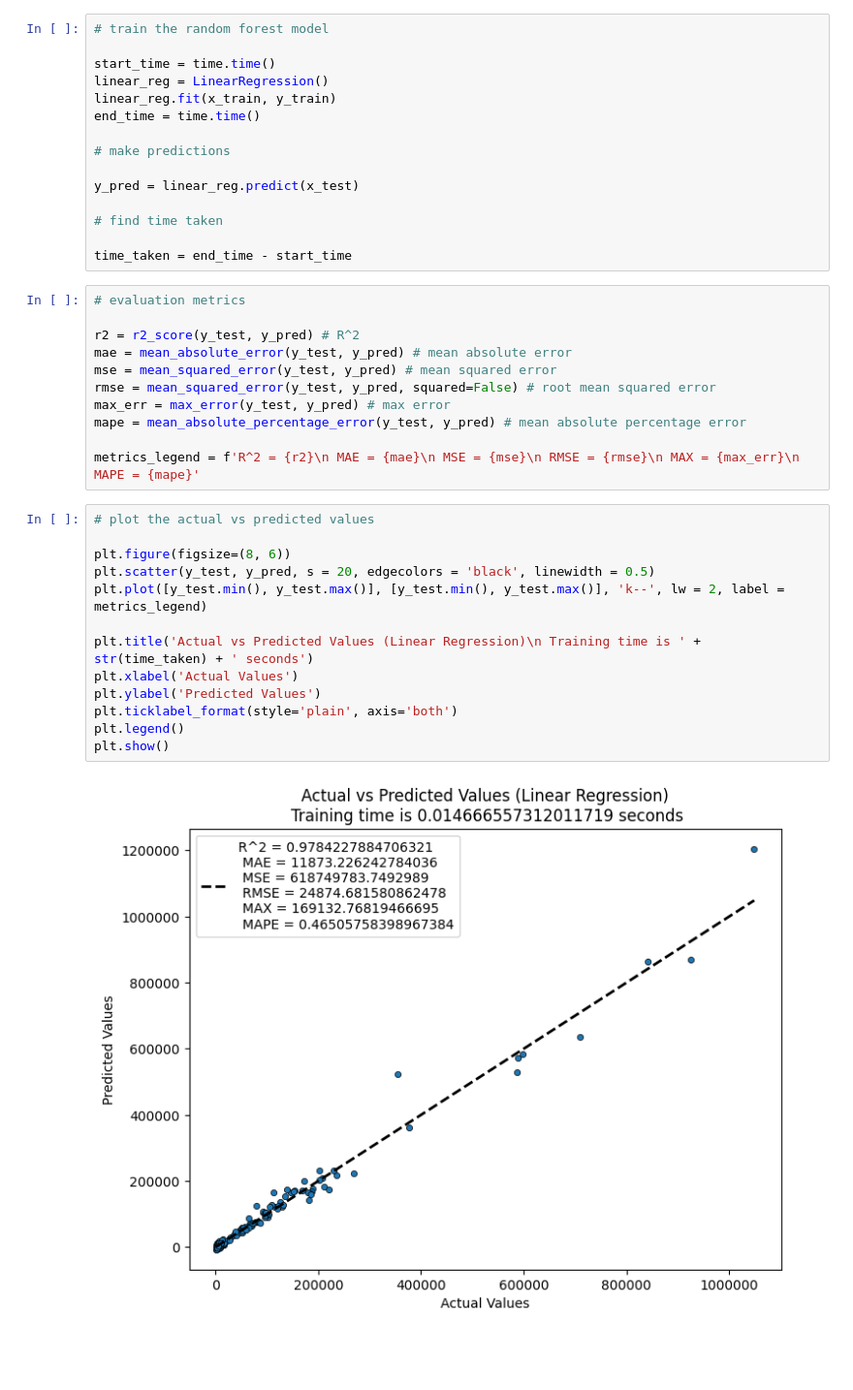
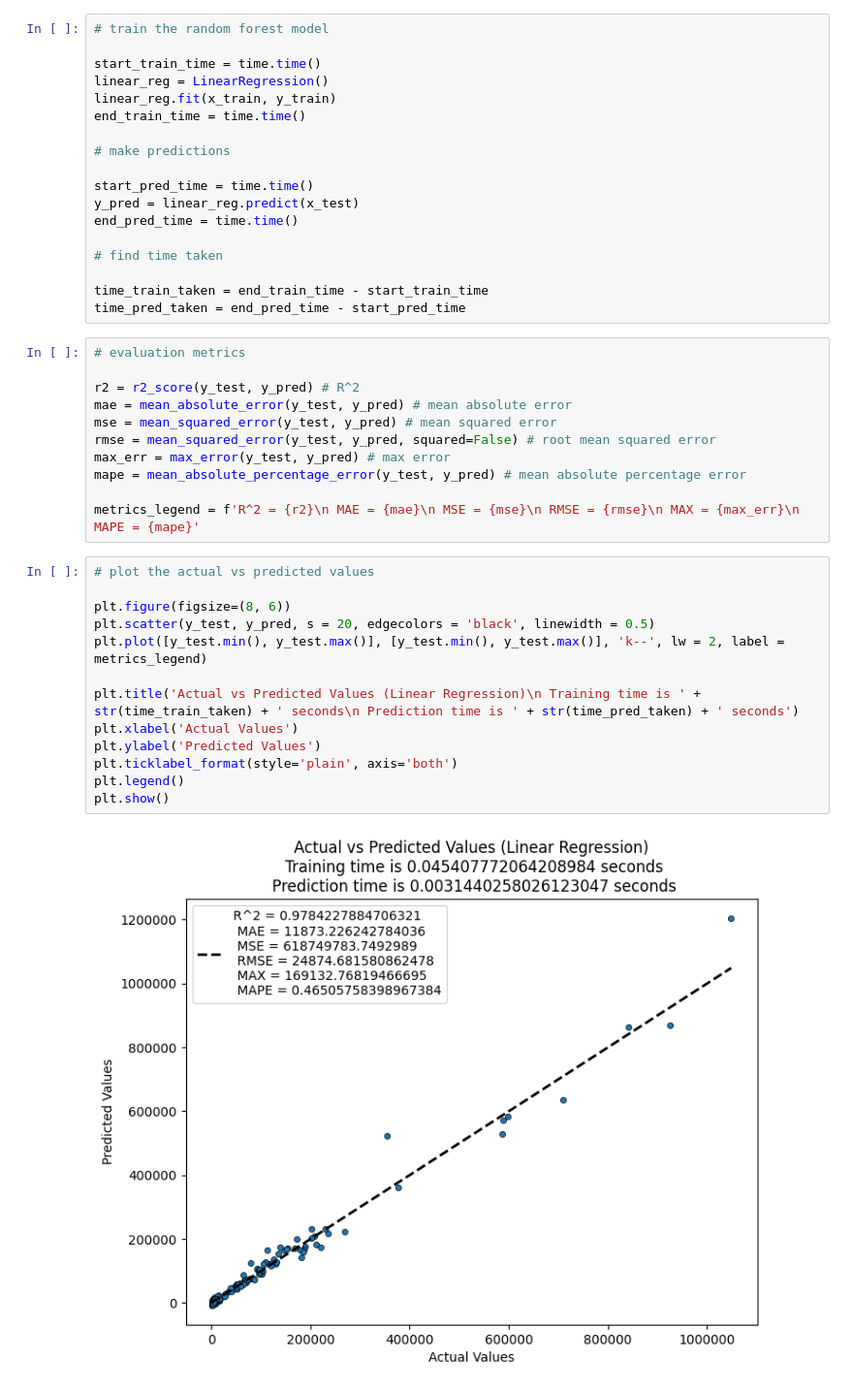
Before and after one commit to edeliciouso/Predicting-Crop-Yields, a Jupyter notebook: LinearRegression.ipynb, the cells around one changed output. Shown at 97% size. Drawn from its saved outputs; the diff is of its cells as text; blank space fills up the shorter version.

Commit message:
add tree and update linear

```diff
--- a/LinearRegression.ipynb
+++ b/LinearRegression.ipynb
@@ -129,18 +129,21 @@ The shape of y test: (144,)
 # %%
 # train the random forest model
 
-start_time = time.time()
+start_train_time = time.time()
 linear_reg = LinearRegression()
 linear_reg.fit(x_train, y_train)
-end_time = time.time()
+end_train_time = time.time()
 
 # make predictions
 
+start_pred_time = time.time()
 y_pred = linear_reg.predict(x_test)
+end_pred_time = time.time()
 
 # find time taken
 
-time_taken = end_time - start_time
+time_train_taken = end_train_time - start_train_time
+time_pred_taken = end_pred_time - start_pred_time
 # %%
 # evaluation metrics
 
@@ -155,15 +158,15 @@ metrics_legend = f'R^2 = {r2}\n MAE = {mae}\n MSE = {mse}\n RMSE = {rmse}\n MAX
 # %%
 # plot the actual vs predicted values
 
 plt.figure(figsize=(8, 6))
 plt.scatter(y_test, y_pred, s = 20, edgecolors = 'black', linewidth = 0.5)
 plt.plot([y_test.min(), y_test.max()], [y_test.min(), y_test.max()], 'k--', lw = 2, label = metrics_legend)
 
-plt.title('Actual vs Predicted Values (Linear Regression)\n Training time is ' + str(time_taken) + ' seconds')
+plt.title('Actual vs Predicted Values (Linear Regression)\n Training time is ' + str(time_train_taken) + ' seconds\n Prediction time is ' + str(time_pred_taken) + ' seconds')
 plt.xlabel('Actual Values')
 plt.ylabel('Predicted Values')
 plt.ticklabel_format(style='plain', axis='both')
 plt.legend()
 plt.show()
 # %% [output]
-[figure, old version]
+[figure, new version]
```
Also changed, not shown: 1 other file.
